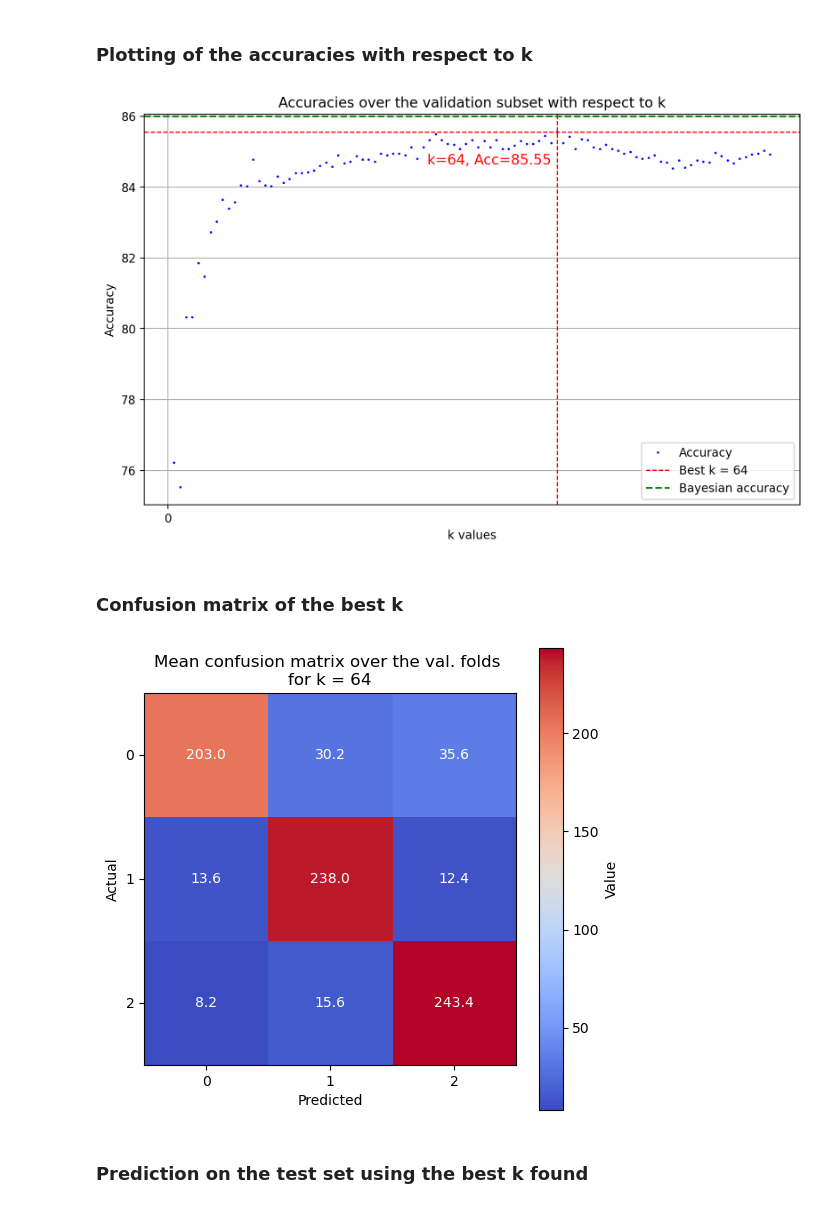
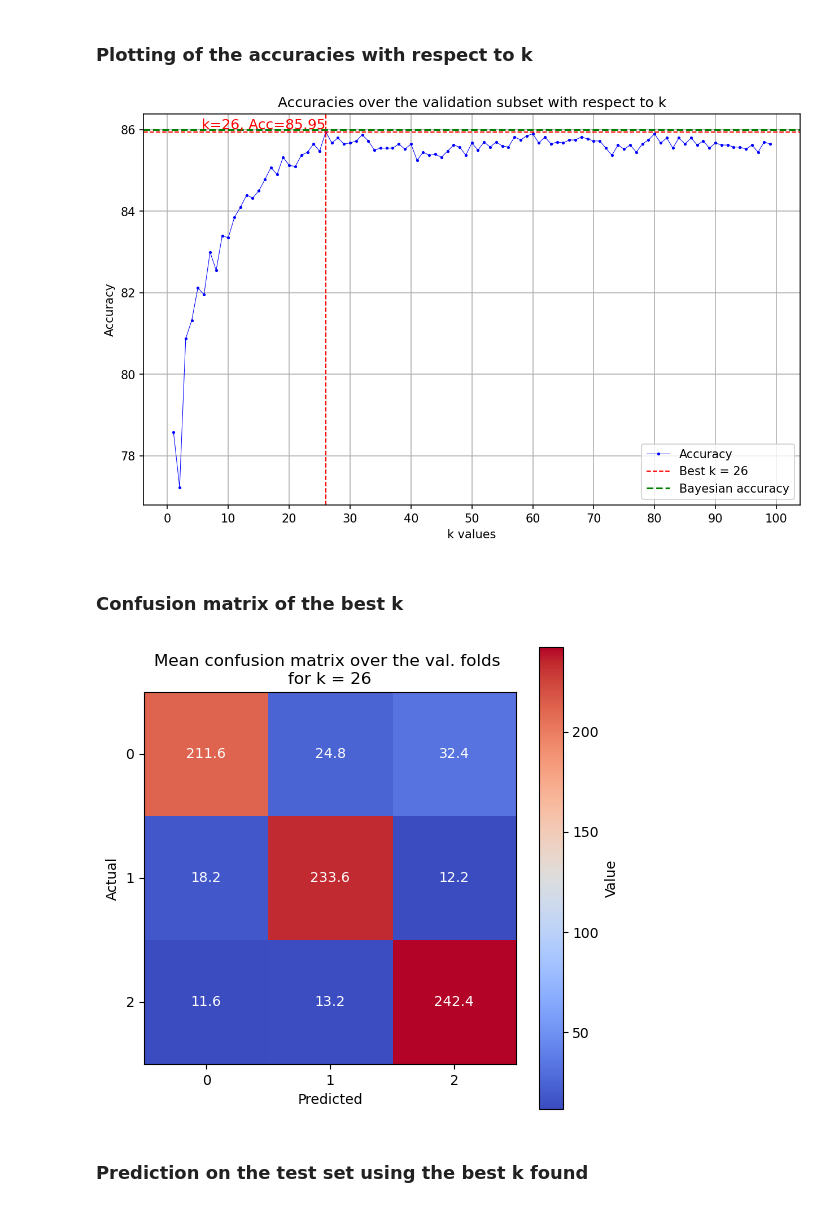
Before and after one commit to bapt-mat/Intro-to-Machine-Learning-Project, a Jupyter notebook: project.ipynb, the cells around one changed output. Drawn from its saved outputs; the diff is of its cells as text; code cells hidden in the pictures.

```diff
--- a/project.ipynb
+++ b/project.ipynb
@@ -65,7 +66,7 @@ def normalization(feat_to_norm) :
         new[:,i] = (feat_to_norm[:,i] - mean) / std
     return new
 
-features = normalization(feat_to_norm=features)
+#features = normalization(feat_to_norm=features)
 
 labels = np.array(data[:,data.shape[1]-1:])
 # %% [markdown]
@@ -317,25 +320,28 @@ Mean confusion Matrix :
 # %% [markdown]
 ### Plotting of the accuracies with respect to k
 # %%
-plt.figure(figsize=(10, 6), dpi=200)
-plt.plot(k_range, accuracies, label='Accuracy', marker='o', color='b',markersize=1,linestyle='None')
-plt.axvline(x=best_k, color='r', linestyle='--', linewidth=1, label=f'Best k = {best_k}')
-plt.axhline(y=max_accuracy, color='r', linestyle='--', linewidth=1)
-plt.axhline(y=86, color='g', linestyle='--', label=f'Bayesian accuracy')
-plt.text(best_k-1, max_accuracy-1, f'k={best_k}, Acc={max_accuracy:.2f}',
-         horizontalalignment='right', verticalalignment='bottom',
-         color='red', fontsize=12)
-plt.xlabel('k values')
-plt.ylabel('Accuracy')
-plt.xticks(np.arange(0, max(k_range)+2, 200))
-#plt.yticks(np.arange(30, 90, 10))
-#plt.axhline(y=(1/3*100), color='orange', linestyle='--', label=f'Random Guessing')
-plt.grid(True)
-plt.legend()
-plt.title("Accuracies over the validation subset with respect to k")
-plt.show()
+def plot_accuracies(tab_accuracies, y_accuracy, x_k, title):
+    plt.figure(figsize=(10, 6), dpi=150)
+    plt.plot(k_range, tab_accuracies, label='Accuracy', marker='o', color='b',markersize=1.5,linestyle='-', linewidth=.5)
+    plt.axvline(x=x_k, color='r', linestyle='--', linewidth=1, label=f'Best k = {best_k}')
+    plt.axhline(y=y_accuracy, color='r', linestyle='--', linewidth=1)
+    plt.axhline(y=86, color='g', linestyle='--', label=f'Bayesian accuracy')
+    plt.text(x_k, y_accuracy, f'k={x_k}, Acc={y_accuracy:.2f}',
+            horizontalalignment='right', verticalalignment='bottom',
+            color='red', fontsize=12)
+    plt.xlabel('k values')
+    plt.ylabel('Accuracy')
+    plt.xticks(np.arange(0, max(k_range)+2, 10))
+    #plt.yticks(np.arange(30, 90, 10))
+    #plt.axhline(y=(1/3*100), color='orange', linestyle='--', label=f'Random Guessing')
+    plt.grid(True)
+    plt.legend()
+    plt.title(title)
+    plt.show()
+
+plot_accuracies(accuracies, max_accuracy, best_k, "Accuracies over the validation subset with respect to k")
 # %% [output]
-[figure, old version]
+[figure, new version]
 # %% [markdown]
 ### Confusion matrix of the best k
 # %%
@@ -355,7 +361,7 @@ def plot_confusion_matrix(matrix, title):
 confusion_mat_best_k = confusion_matrices[accuracies.index(max_accuracy)]
 plot_confusion_matrix(confusion_mat_best_k,"Mean confusion matrix over the val. folds \nfor k = "+str(best_k))
 # %% [output]
-[figure, old version]
+[figure, new version]
 # %% [markdown]
 ### Prediction on the test set using the best k found
 # %%
```
Also changed, not shown: parts of 16 cells of this notebook.
